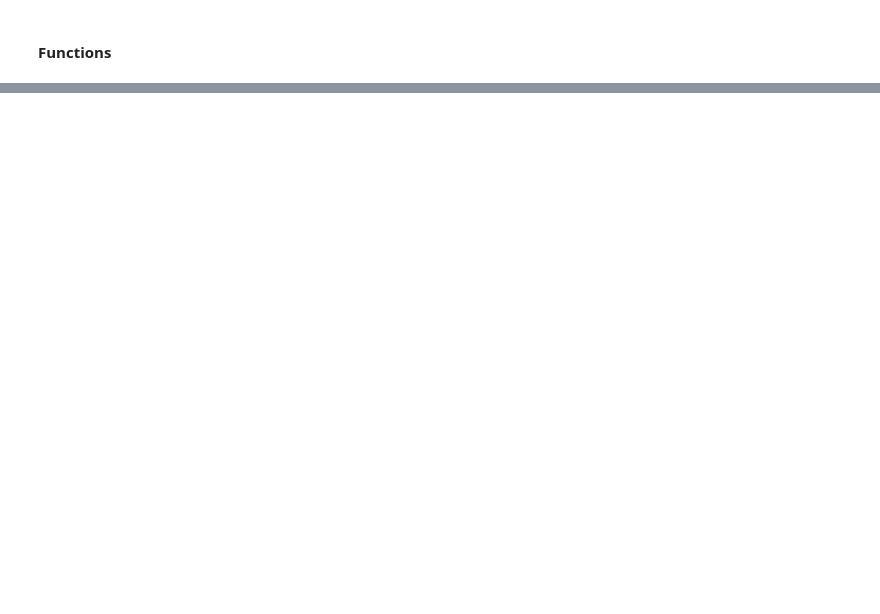
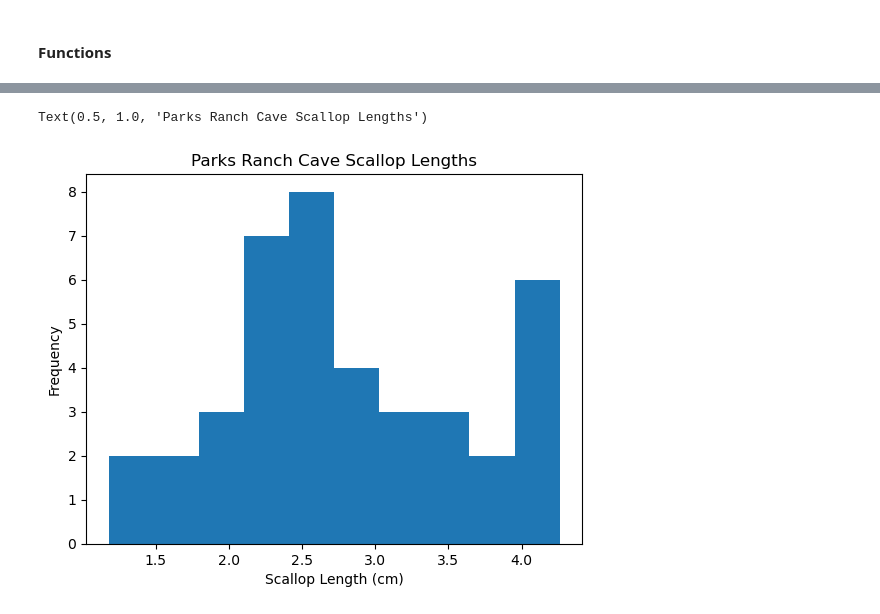
Before and after one commit to ethanoleson/Scallop_code, a Jupyter notebook: scallop_measurements.ipynb, the cells around one changed output, grey strips where cells are left out. Drawn from its saved outputs; the diff is of its cells as text; code cells hidden in the pictures; blank space fills up the shorter version.

```diff
--- a/scallop_measurements.ipynb
+++ b/scallop_measurements.ipynb
@@ -24,0 +43,8 @@ plt.hist
+# %%
+plt.hist(parks_ranch['L(Downstream)'], bins = 10)
+plt.ylabel('Frequency')
+plt.xlabel('Scallop Length (cm)')
+plt.title('Parks Ranch Cave Scallop Lengths')
+# %% [output]
+Text(0.5, 1.0, 'Parks Ranch Cave Scallop Lengths')
+[figure, added]
```
Also changed, not shown: parts of 8 cells of this notebook.
